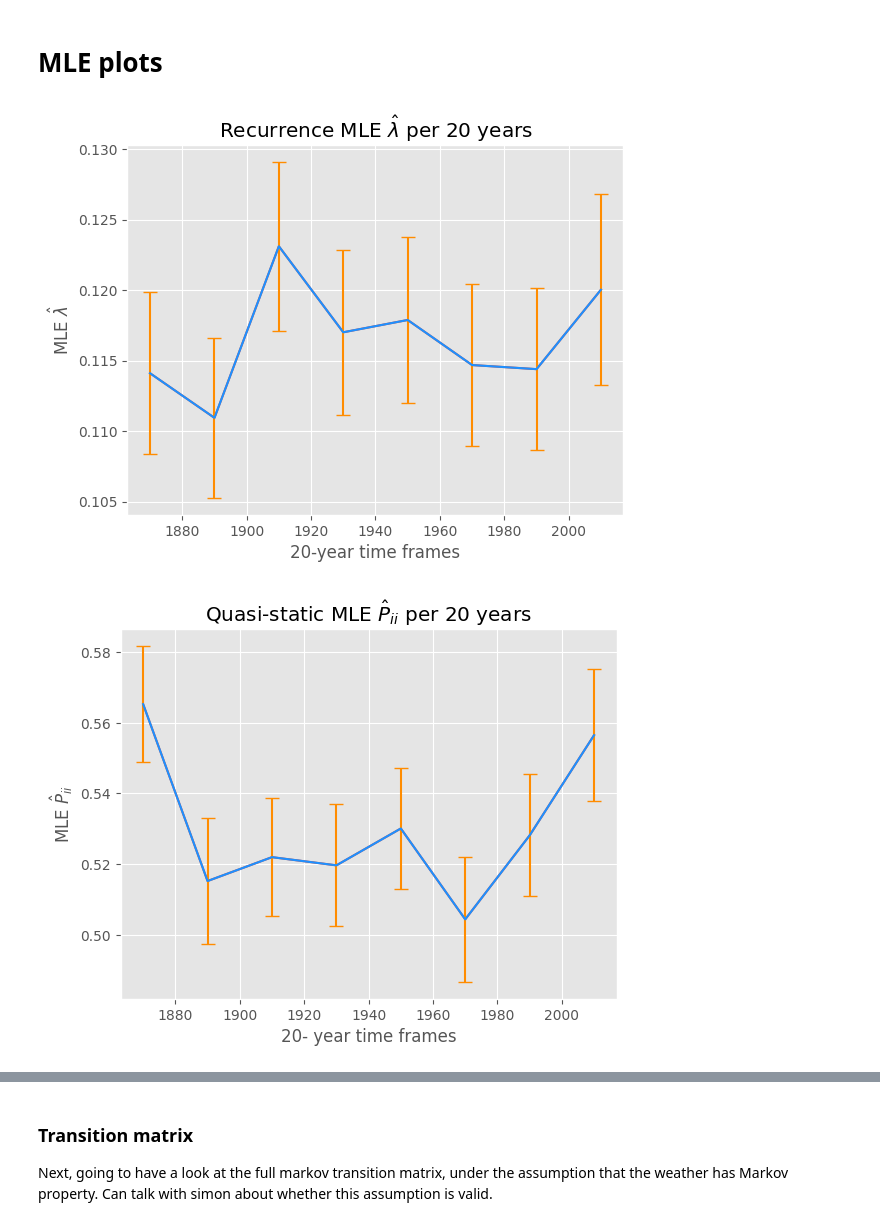
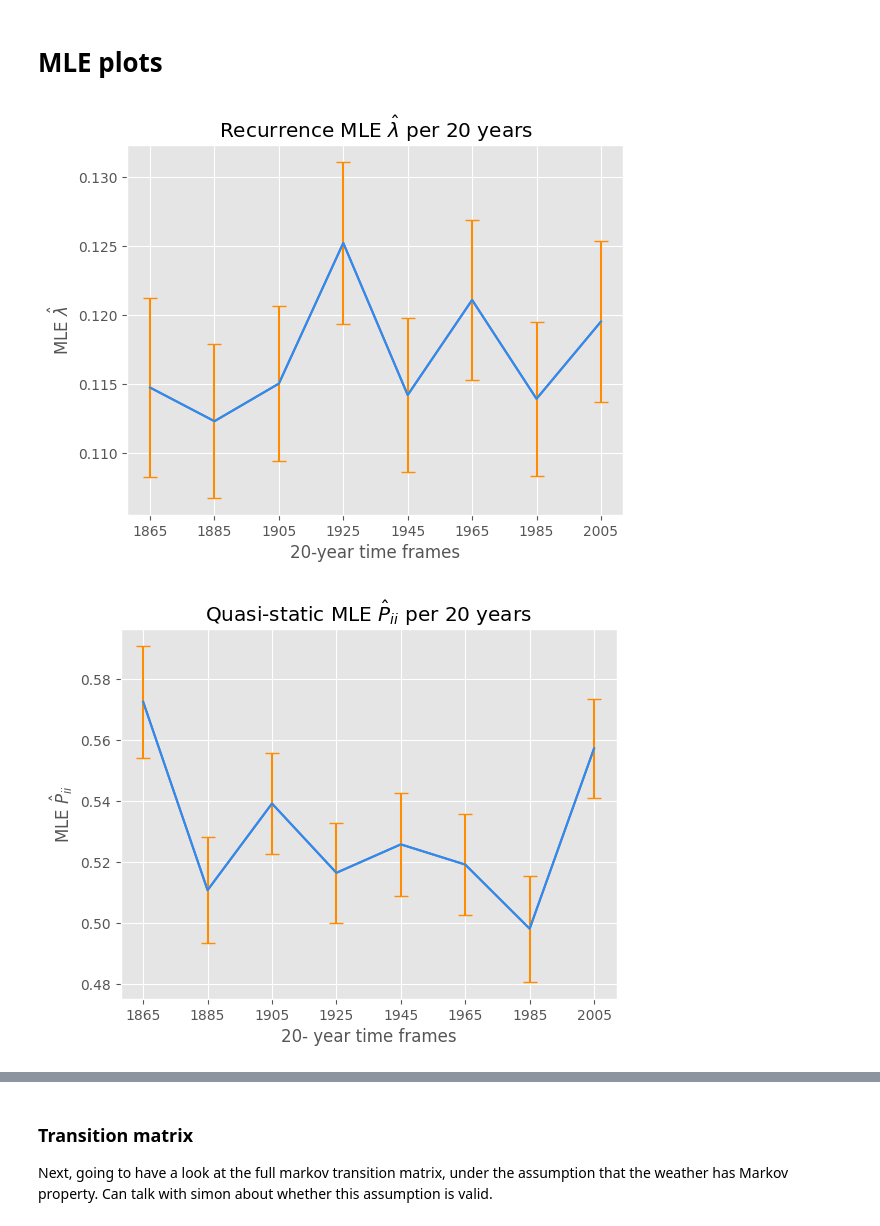
Before and after one commit to R-Mulholland/Persistecnce, a Jupyter notebook: Persistence.ipynb, the cells around one changed output, grey strips where cells are left out. Drawn from its saved outputs; the diff is of its cells as text; code cells hidden in the pictures.

```diff
--- a/Persistence.ipynb
+++ b/Persistence.ipynb
@@ -356,12 +356,12 @@ SE_QS20 = []
 
 
 for i in range(8):
-    df_20 = df_cold[(df_cold['year'] < 1870 + 20*(i+1)) & (df_cold['year'] > 1870 +20*i)]
+    df_20 = df_cold[(df_cold['year'] <= 1865 + 20*(i+1)) & (df_cold['year'] > 1865 +20*i)]
     MLE_R20.append(MLE_R(df_20,types)[0])
     MLE_QS20.append(MLE_QS(df_20,types)[0])
     SE_R20.append(MLE_R(df_20,types)[1])
     SE_QS20.append(MLE_QS(df_20,types)[1])
-    Ys_20.append(1870 + 20*i)
+    Ys_20.append(f"{1865 + 20*i}")
 
 df_MLE20 = pd.DataFrame({
     "decade": Ys_20,
@@ -369,35 +369,35 @@ df_MLE20 = pd.DataFrame({
     "MLE_Quasi": MLE_QS20,
     "SE_recurrent": SE_R20,
     "SE_Quasi": SE_QS20
 })
 
 
 plt.plot(df_MLE20['decade'], df_MLE20['MLE_recurrent'])
 plt.xlabel("20-year time frames")
 plt.ylabel(r"MLE $\hat{\lambda}$")
 plt.title(r"Recurrence MLE $\hat{\lambda}$ per 20 years")
 plt.grid(True)
 plt.errorbar(df_MLE20['decade'], df_MLE20['MLE_recurrent'],
              yerr = SE_R20,
              color = 'dodgerblue',
              ecolor ='darkorange',
              capsize = 5)
 plt.show()
 
 plt.plot(df_MLE20['decade'], df_MLE20['MLE_Quasi'])
 plt.xlabel("20- year time frames")
 plt.ylabel(r"MLE $\hat{P}_{ii}$ ")
 plt.title(r"Quasi-static MLE $\hat{P}_{ii}$ per 20 years")
 plt.errorbar(df_MLE20['decade'], df_MLE20['MLE_Quasi'],
              yerr = SE_QS20,#
              color = 'dodgerblue',
              ecolor ='darkorange',
              capsize = 5)
 plt.grid(True)
 plt.show()
 # %% [output]
-[figure, old version]
+[figure, new version]
-[figure, old version]
+[figure, new version]
 # %%
 decadeshot = []
 MLE_R20hot = []
```
Also changed, not shown: parts of 9 cells of this notebook, 2 other files.
